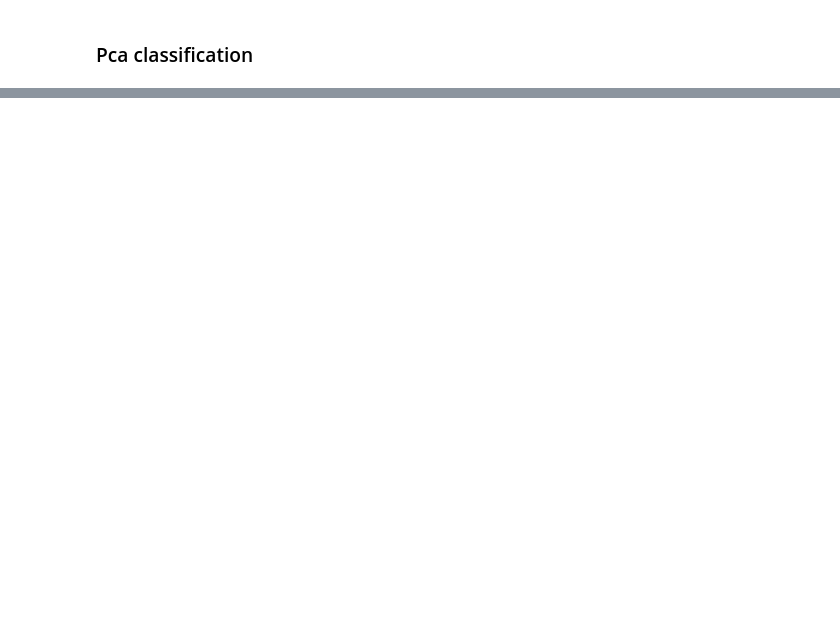
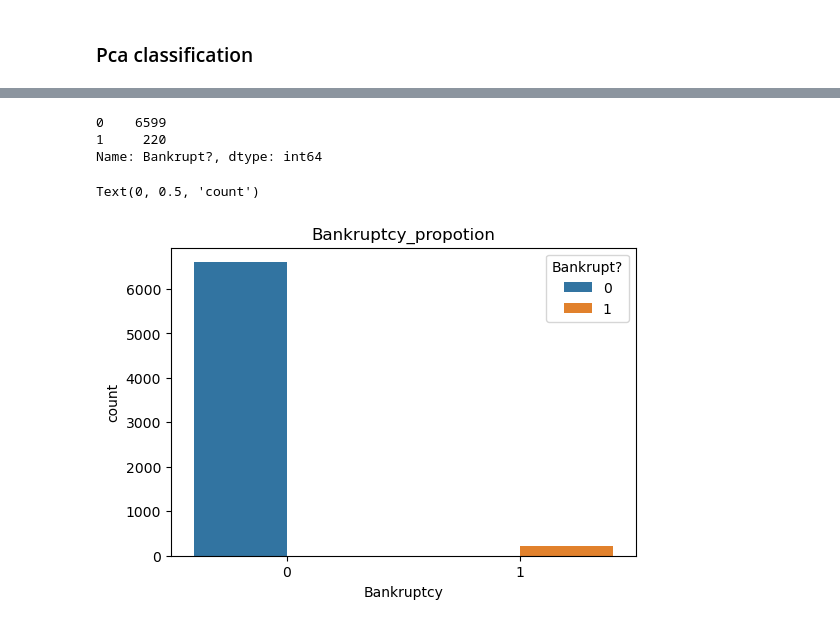
Before and after one commit to Ayomide-ola/Bankruptcy_analysis-, a Jupyter notebook: Taiwan_bankruptcy_prediction_analysis .ipynb, the cells around one changed output, grey strips where cells are left out. Drawn from its saved outputs; the diff is of its cells as text; code cells hidden in the pictures; blank space fills up the shorter version.

```diff
--- a/Taiwan_bankruptcy_prediction_analysis .ipynb
+++ b/Taiwan_bankruptcy_prediction_analysis .ipynb
@@ -336,0 +359,16 @@ Precision: 0.21
+# %%
+df['Bankrupt?'].value_counts()
+# %% [output]
+0    6599
+1     220
+Name: Bankrupt?, dtype: int64
+# %%
+plt.figure(figsize=(6,4))
+sns.countplot(x='Bankrupt?', data=df, hue= 'Bankrupt?')
+
+plt.title('Bankruptcy_propotion')
+plt.xlabel('Bankruptcy')
+plt.ylabel('count')
+# %% [output]
+Text(0, 0.5, 'count')
+[figure, added]
```
Also changed, not shown: parts of 15 cells of this notebook.
